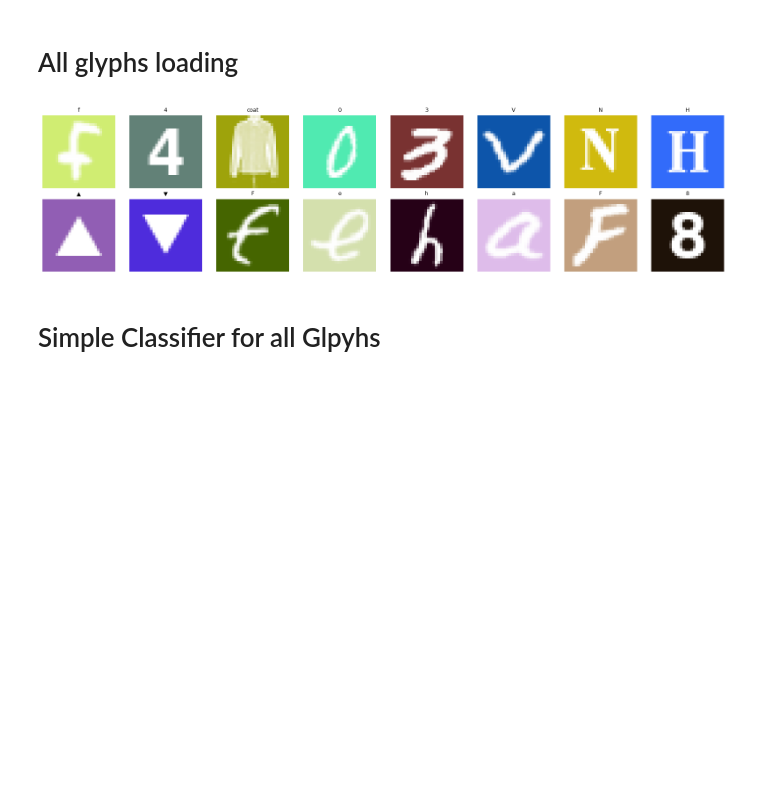
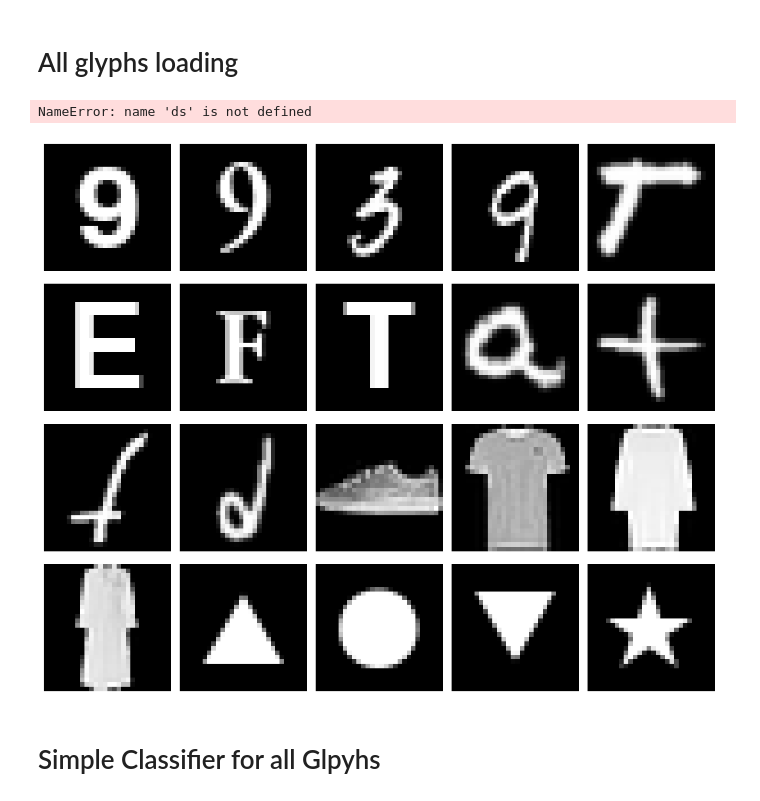
Before and after one commit to SodiKroehler/blur_obfuscation_project, a Jupyter notebook: Epic_3/EX_03_04/EX_03_04.ipynb, the cells around one changed output. Cells and saved outputs as stored; diff of their text form; code cells hidden in the pictures; blank space fills up the shorter version.

```diff
--- a/Epic_3/EX_03_04/EX_03_04.ipynb
+++ b/Epic_3/EX_03_04/EX_03_04.ipynb
@@ -236,33 +236,72 @@ train_set, val_set = random_split(
 )
 ex03_04_trainloader = DataLoader(train_set, batch_size=config.batch_size, shuffle=True)
 ex03_04_valloader   = DataLoader(val_set,   batch_size=config.batch_size)
+# %%
+len(ex03_04_trainloader)
+# %% [output]
+NameError: name 'ds' is not defined
 # %%
 ds = UnifiedGlyphDataset(num_samples=100)
 
 def label_to_str(label):
     kind, key = CLASSES[label]
     if kind == "fmnist":
         return FMNIST[key]
     return key
 
-fig, axes = plt.subplots(2, 8, figsize=(16, 4))
-for ax in axes.flat:
-    comp, label, tc = ds[random.randint(0, len(ds)-1)]
-    glyph = comp[3].numpy()  # (28, 28), values in [0, 1]
+# fig, axes = plt.subplots(2, 8, figsize=(16, 4))
+# for ax in axes.flat:
+#     comp, label, tc = ds[random.randint(0, len(ds)-1)]
+#     glyph = comp[3].numpy()  # (28, 28), values in [0, 1]
 
-    # Composite: target color background, white glyph on top
-    bg  = tc.numpy().reshape(1, 1, 3)              # (1, 1, 3)
-    rgb = np.broadcast_to(bg, (28, 28, 3)).copy()  # tinted background
-    a   = glyph[..., None]                         # (28, 28, 1) alpha
-    rgb = rgb * (1 - a) + np.array([1, 1, 1]) * a  # white glyph
+#     # Composite: target color background, white glyph on top
+#     bg  = tc.numpy().reshape(1, 1, 3)              # (1, 1, 3)
+#     rgb = np.broadcast_to(bg, (28, 28, 3)).copy()  # tinted background
+#     a   = glyph[..., None]                         # (28, 28, 1) alpha
+#     rgb = rgb * (1 - a) + np.array([1, 1, 1]) * a  # white glyph
 
+#     ax.imshow(rgb)
+#     ax.set_title(label_to_str(label), fontsize=9)
+#     ax.axis("off")
+# plt.tight_layout()
+# plt.show()
+from collections import defaultdict
+
+TARGET_PER_KIND = 4
+KINDS = ["digit", "upper", "lower", "fmnist", "symbol"]
+
+kind_to_samples = defaultdict(list)
+
+max_attempts = 5000
+for _ in range(max_attempts):
+    if all(len(kind_to_samples[k]) >= TARGET_PER_KIND for k in KINDS):
+        break
+    idx = random.randint(0, len(ds) - 1)
+    comp, label, tc = ds[idx]
+    kind = CLASSES[label][0]
+    if len(kind_to_samples[kind]) < TARGET_PER_KIND:
+        kind_to_samples[kind].append((comp, label, tc))
+
+samples = []
+for k in KINDS:
+    samples.extend(kind_to_samples[k])
+
+fig, axes = plt.subplots(4, 5, figsize=(12, 10))
+
+for ax, (comp, label, tc) in zip(axes.flat, samples):
+    glyph = comp[3].numpy()
+    rgb = np.zeros((28, 28, 3))                          # black background
+    a   = glyph[..., None]
+    rgb = rgb * (1 - a) + np.array([1, 1, 1]) * a       # white glyph
     ax.imshow(rgb)
-    ax.set_title(label_to_str(label), fontsize=9)
     ax.axis("off")
+
+
 plt.tight_layout()
 plt.show()
+fig.savefig("dataset_samples.png", dpi=150, bbox_inches="tight")
 # %% [output]
-[figure, old version]
+[figure, new version]
 # %% [markdown]
 # Simple Classifier for all Glpyhs
 # %%
```
Also changed, not shown: parts of 2 cells of this notebook, 11 other files.
